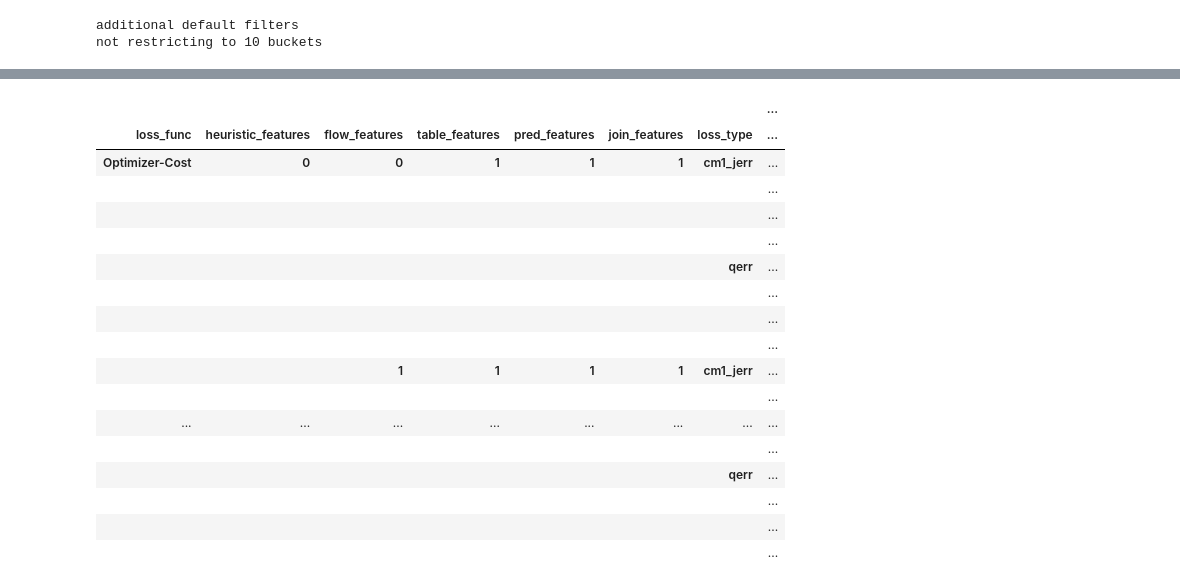
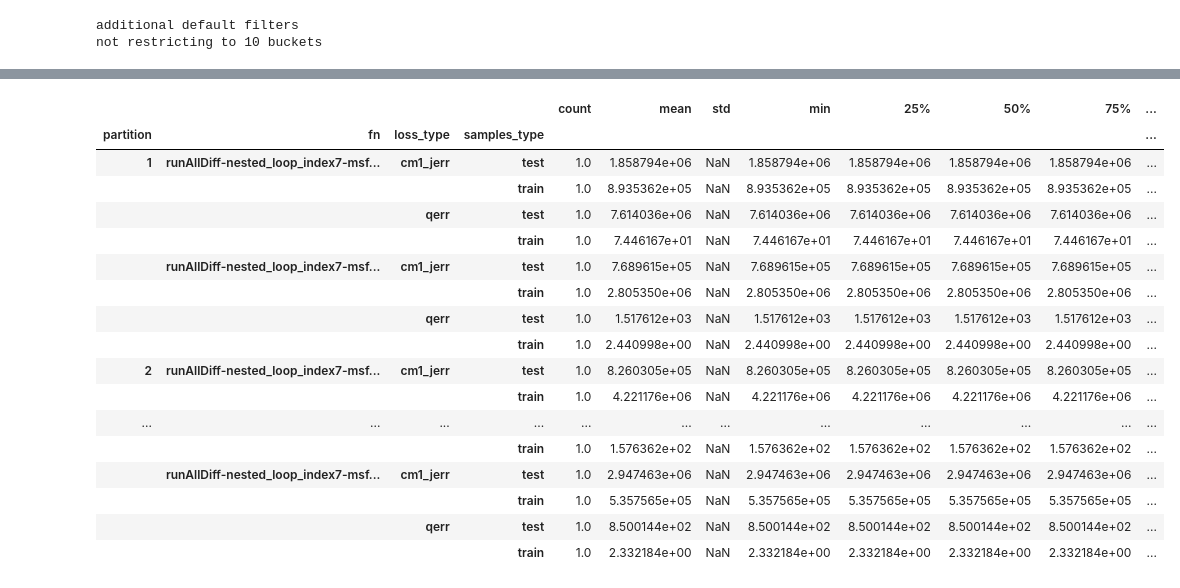
Before and after one commit to parimarjan/learned-cardinalities, a Jupyter notebook: ablation.ipynb, the cells around one changed output, grey strips where cells are left out. Cells and saved outputs as stored; diff of their text form; code cells hidden in the pictures.

```diff
--- a/ablation.ipynb
+++ b/ablation.ipynb
@@ -201,28 +206,9 @@ cur_df = cur_df[cur_df.loss_type.isin(["cm1_jerr", "qerr"])]
 #cur_df = cur_df[cur_df.loss_func == "mse"]
 #cur_df = cur_df[cur_df.samples_type == "test"]
 
-cur_df.groupby(["loss_func", "heuristic_features", "flow_features",
-                "table_features", "pred_features", "join_features",
-                "loss_type", "samples_type"]).describe()["loss"]
+# cur_df.groupby(["loss_func", "heuristic_features", "flow_features",
+#                 "table_features", "pred_features", "join_features",
+#                 "loss_type", "samples_type"]).describe()["loss"]
-# %% [output]
-|  |  |  |  |  |  |  | ... |
-| loss_func | heuristic_features | flow_features | table_features | pred_features | join_features | loss_type | ... |
-| Optimizer-Cost | 0 | 0 | 1 | 1 | 1 | cm1_jerr | ... |
-|  |  |  |  |  |  |  | ... |
-|  |  |  |  |  |  |  | ... |
-|  |  |  |  |  |  |  | ... |
-|  |  |  |  |  |  | qerr | ... |
-|  |  |  |  |  |  |  | ... |
-|  |  |  |  |  |  |  | ... |
-|  |  |  |  |  |  |  | ... |
-|  |  | 1 | 1 | 1 | 1 | cm1_jerr | ... |
-|  |  |  |  |  |  |  | ... |
-| ... | ... | ... | ... | ... | ... | ... | ... |
-|  |  |  |  |  |  |  | ... |
-|  |  |  |  |  |  | qerr | ... |
-|  |  |  |  |  |  |  | ... |
-|  |  |  |  |  |  |  | ... |
-|  |  |  |  |  |  |  | ... |
 # %%
 def get_ablation_name(row):
     if row["heuristic_features"] == 0 and row["flow_features"] == 0:
@@ -247,6 +233,28 @@ def get_ablation_name(row):
 cur_df["Ablation"] = cur_df.apply(lambda row: get_ablation_name(row) ,axis=1)
 # %%
 cur_df = cur_df[cur_df["Ablation"] != "Unknown"]
+# %%
+table_ab = cur_df[cur_df["Ablation"] == "No Table Features"]
+table_ab.groupby(["partition", "fn", "loss_type", "samples_type"]).describe()["loss"]
+# %% [output]
+|  |  |  |  | count | mean | std | min | 25% | 50% | 75% | ... |
+| partition | fn | loss_type | samples_type |  |  |  |  |  |  |  | ... |
+| 1 | runAllDiff-nested_loop_index7-msf... | cm1_jerr | test | 1.0 | 1.858794e+06 | NaN | 1.858794e+06 | 1.858794e+06 | 1.858794e+06 | 1.858794e+06 | ... |
+|  |  |  | train | 1.0 | 8.935362e+05 | NaN | 8.935362e+05 | 8.935362e+05 | 8.935362e+05 | 8.935362e+05 | ... |
+|  |  | qerr | test | 1.0 | 7.614036e+06 | NaN | 7.614036e+06 | 7.614036e+06 | 7.614036e+06 | 7.614036e+06 | ... |
+|  |  |  | train | 1.0 | 7.446167e+01 | NaN | 7.446167e+01 | 7.446167e+01 | 7.446167e+01 | 7.446167e+01 | ... |
+|  | runAllDiff-nested_loop_index7-msf... | cm1_jerr | test | 1.0 | 7.689615e+05 | NaN | 7.689615e+05 | 7.689615e+05 | 7.689615e+05 | 7.689615e+05 | ... |
+|  |  |  | train | 1.0 | 2.805350e+06 | NaN | 2.805350e+06 | 2.805350e+06 | 2.805350e+06 | 2.805350e+06 | ... |
+|  |  | qerr | test | 1.0 | 1.517612e+03 | NaN | 1.517612e+03 | 1.517612e+03 | 1.517612e+03 | 1.517612e+03 | ... |
+|  |  |  | train | 1.0 | 2.440998e+00 | NaN | 2.440998e+00 | 2.440998e+00 | 2.440998e+00 | 2.440998e+00 | ... |
+| 2 | runAllDiff-nested_loop_index7-msf... | cm1_jerr | test | 1.0 | 8.260305e+05 | NaN | 8.260305e+05 | 8.260305e+05 | 8.260305e+05 | 8.260305e+05 | ... |
+|  |  |  | train | 1.0 | 4.221176e+06 | NaN | 4.221176e+06 | 4.221176e+06 | 4.221176e+06 | 4.221176e+06 | ... |
+| ... | ... | ... | ... | ... | ... | ... | ... | ... | ... | ... | ... |
+|  |  |  | train | 1.0 | 1.576362e+02 | NaN | 1.576362e+02 | 1.576362e+02 | 1.576362e+02 | 1.576362e+02 | ... |
+|  | runAllDiff-nested_loop_index7-msf... | cm1_jerr | test | 1.0 | 2.947463e+06 | NaN | 2.947463e+06 | 2.947463e+06 | 2.947463e+06 | 2.947463e+06 | ... |
+|  |  |  | train | 1.0 | 5.357565e+05 | NaN | 5.357565e+05 | 5.357565e+05 | 5.357565e+05 | 5.357565e+05 | ... |
+|  |  | qerr | test | 1.0 | 8.500144e+02 | NaN | 8.500144e+02 | 8.500144e+02 | 8.500144e+02 | 8.500144e+02 | ... |
+|  |  |  | train | 1.0 | 2.332184e+00 | NaN | 2.332184e+00 | 2.332184e+00 | 2.332184e+00 | 2.332184e+00 | ... |
 # %%
 ORDER = ["No PostgreSQL\n Estimates", "No Global Features", "No Table Features", "No Join Features",
          "No Predicate Features", "No Table, Join,\n Predicate Features"]
```
Also changed, not shown: parts of 5 cells of this notebook, 7 other files.
